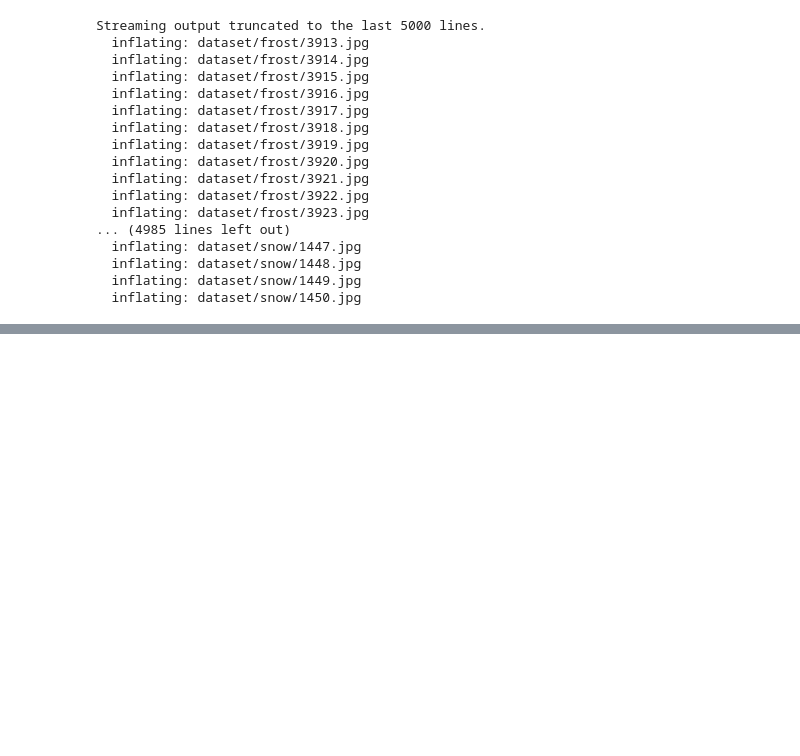
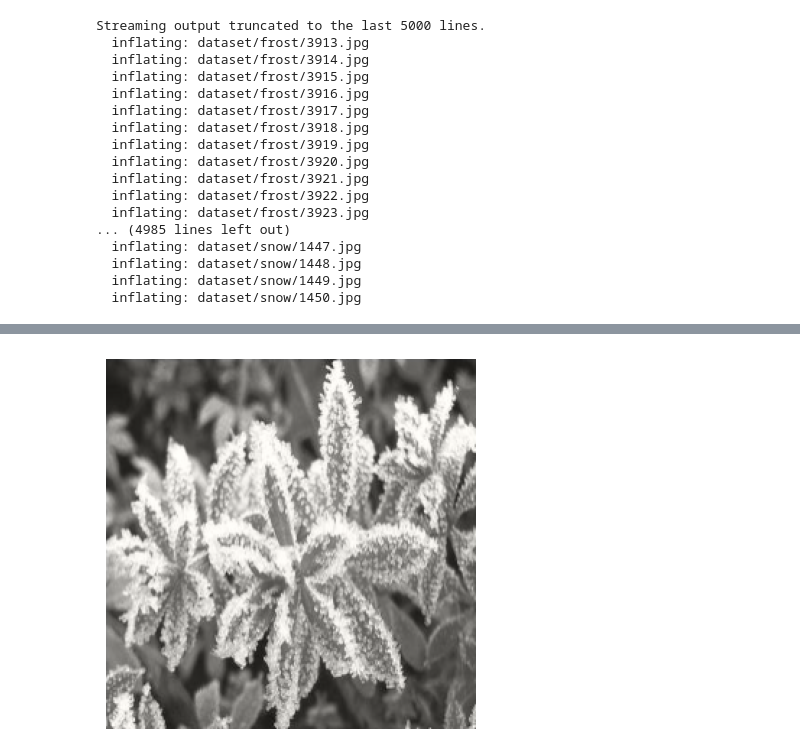
Before and after one commit to Bhimsendabby/ImageColorization, a Jupyter notebook: ImageColorizationUsingAutoEncoder.ipynb, the cells around one changed output, grey strips where cells are left out. Drawn from its saved outputs; the diff is of its cells as text; code cells hidden in the pictures; blank space fills up the shorter version.

```diff
--- a/ImageColorizationUsingAutoEncoder.ipynb
+++ b/ImageColorizationUsingAutoEncoder.ipynb
@@ -115,8 +118,9 @@ plt.show()
 train_datagen = ImageDataGenerator(rescale=1. / 255)
 
 #Resize images, if needed
-train = train_datagen.flow_from_directory("/content/data",
+train_2 = train_datagen.flow_from_directory("/content/dataset/",
                                           target_size=(256, 256),
-                                          batch_size=340,
+                                          batch_size=470,
+                                          shuffle=True,
                                           class_mode=None)
 # %% [output]
@@ -123,0 +176,15 @@ Found 3606 images belonging to 8 classes.
+# %%
+for img in train_2[0]:
+  try:
+    lab = rgb2lab(img)
+    X_2.append(lab[:,:,0])
+    Y_2.append(lab[:,:,1:] / 128) #A and B values range from -127 to 128,
+        #so we divide the values by 128 to restrict values to between -1 and 1.
+  except:
+    print('error')
+
+
+X_2 = np.array(X_2)
+Y_2 = np.array(Y_2)
+
+X_2 = X_2.reshape(X_2.shape+(1,)) #dimensions to be the same for X and Y
@@ -123,0 +330,23 @@ Found 3606 images belonging to 8 classes.
+# %%
+img1_color=[]
+
+img1=img_to_array(load_img('/content/dataset/frost/3600.jpg'))
+img1 = resize(img1 ,(256,256))
+img1_color.append(img1)
+
+img1_color = np.array(img1_color, dtype=float)
+img1_color = rgb2lab(1.0/255*img1_color)[:,:,:,0]
+img1_color = img1_color.reshape(img1_color.shape+(1,))
+
+output1 = model.predict(img1_color)
+output1 = output1*128
+
+result = np.zeros((256, 256, 3))
+result[:,:,0] = img1_color[0][:,:,0]
+result[:,:,1:] = output1[0]
+
+plt.imshow(lab2rgb(result))
+plt.axis('off')
+
+plt.show()
+# %% [output]
@@ -123,0 +355 @@ Found 3606 images belonging to 8 classes.
+[figure, added]
```
Also changed, not shown: parts of 12 cells of this notebook.
